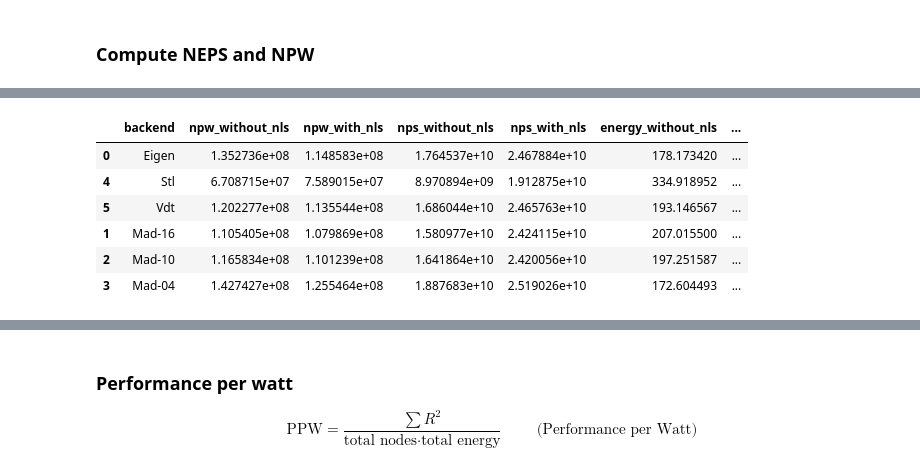
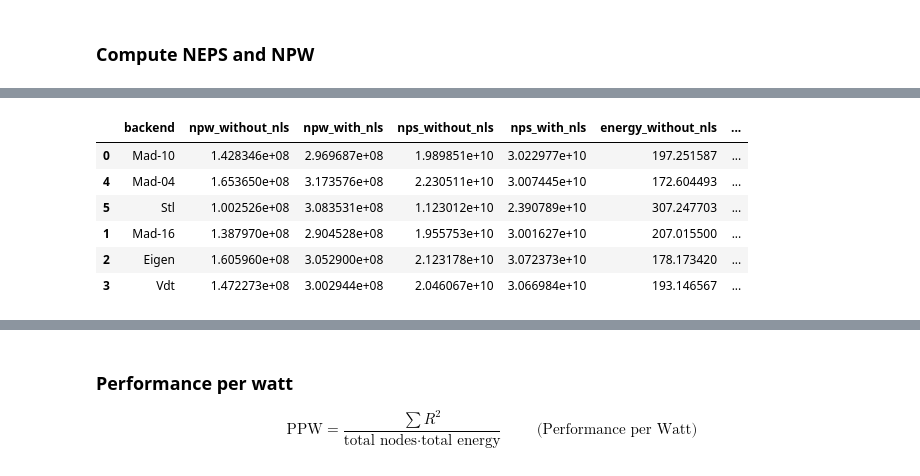
Before and after one commit to christophercrary/conference-ppsn-2024, a Jupyter notebook: code/operon/analyze_results.ipynb, the cells around one changed output, grey strips where cells are left out. Drawn from its saved outputs; the diff is of its cells as text; code cells hidden in the pictures.

```diff
--- a/code/operon/analyze_results.ipynb
+++ b/code/operon/analyze_results.ipynb
@@ -27,7 +29,7 @@ plt.rcParams['text.usetex'] = True
 ### Load problems
 # %%
 # we need to know some things about the data
-data_path = './data/problems/'
+data_path = '../../problems/'
 
 all_files  = list(os.listdir(data_path)) if os.path.isdir(data_path) else [ os.path.basename(data_path) ]
 data_files = sorted([ f for f in all_files if f.endswith('.json') ])
@@ -119,3 +114,0 @@ for k, v in runs_with_nls.groupby(['problem', 'backend']):
-# %%
-df1['elapsed_delta'] = df1.groupby(['problem', 'backend'])['elapsed'].transform(pd.DataFrame.diff).apply(lambda x: 0 if x < 0 else x)
-df2['elapsed_delta'] = df2.groupby(['problem', 'backend'])['elapsed'].transform(pd.DataFrame.diff).apply(lambda x: 0 if x < 0 else x)
@@ -227,0 +135,3 @@ df2
+# %%
+df1 = fill_generational_deltas(df1)
+df2 = fill_generational_deltas(df2)
@@ -408,5 +151,5 @@ npw_with_nls
 # %%
-backends = npw_without_nls.backend.unique()
+backends = df1.backend.unique()
 results = {
     'backend': backends,
     'npw_without_nls': [],
@@ -440,53 +183,56 @@ r2_eigen_without_nls = runs_without_nls[runs_without_nls.backend == 'Eigen'].r2_
 r2_eigen_with_nls = runs_with_nls[runs_with_nls.backend == 'Eigen'].r2_test_v.mean()
 
 for b in backends:
-    d1 = npw_without_nls[(npw_without_nls.backend == b) & (npw_without_nls.rows >= 0)]
-    d2 = npw_with_nls[(npw_with_nls.backend == b) & (npw_with_nls.rows >= 0)]
+    d1 = df1[(df1.backend == b)]
+    d2 = df2[(df2.backend == b)]
 
     r1 = runs_without_nls[runs_without_nls.backend == b]
     r2 = runs_with_nls[runs_with_nls.backend == b]
 
-    results['npw_without_nls'].append(d1['npw_last'].mean())
-    results['npw_with_nls'].append(d2['npw_last'].mean())
+    n1 = d1.n_ops.sum()
+    n2 = d2.n_ops.sum()
 
-    results['nps_without_nls'].append(d1['neps_last'].mean())
-    results['nps_with_nls'].append(d2['neps_last'].mean())
+    results['npw_without_nls'].append(n1 / r1.energy.sum())
+    results['npw_with_nls'].append(n2 / r2.energy.sum())
 
-    results['energy_without_nls'].append(d1['energy'].mean())
-    results['energy_with_nls'].append(d2['energy'].mean())
+    results['nps_without_nls'].append(n1 / r1.elapsed.sum())
+    results['nps_with_nls'].append(n2 / r2.elapsed.sum())
 
-    results['avg_len_without_nls'].append(d1['avg_len'].mean())
-    results['avg_len_with_nls'].append(d2['avg_len'].mean())
+    results['energy_without_nls'].append(r1['energy'].mean())
+    results['energy_with_nls'].append(r2['energy'].mean())
 
-    results['elapsed_without_nls'].append(d1['elapsed'].mean())
-    results['elapsed_with_nls'].append(d2['elapsed'].mean())
+    results['avg_len_without_nls'].append(r1['avg_len'].mean())
+    results['avg_len_with_nls'].append(r2['avg_len'].mean())
+
+    results['elapsed_without_nls'].append(r1['elapsed'].mean())
+    results['elapsed_with_nls'].append(r2['elapsed'].mean())
 
     r2_without_nls = r1['r2_test_v'].clip(0, 1).mean()
     r2_with_nls = r2['r2_test_v'].clip(0, 1).mean()
 
     results['r2_without_nls'].append(r2_without_nls)
     results['r2_with_nls'].append(r2_with_nls)
 
     results['abs_r2_without_nls'].append(r2_without_nls-r2_eigen_without_nls)
     results['abs_r2_with_nls'].append(r2_with_nls-r2_eigen_with_nls)
 
     results['rel_r2_without_nls'].append((r2_without_nls-r2_eigen_without_nls)/r2_eigen_without_nls*100)
     results['rel_r2_with_nls'].append((r2_with_nls-r2_eigen_with_nls)/r2_eigen_with_nls*100)
 
 
 fpw = pd.DataFrame.from_dict(results)
 fpw.backend = fpw.backend.apply(get_name)
 fpw = fpw.drop(['r2_without_nls', 'r2_with_nls'], axis=1)
 fpw = fpw.reindex([0, 4, 5, 1, 2, 3])
 fpw
 # %% [output]
 |  | backend | npw_without_nls | npw_with_nls | nps_without_nls | nps_with_nls | energy_without_nls | ... |
-| 0 | Eigen | 1.352736e+08 | 1.148583e+08 | 1.764537e+10 | 2.467884e+10 | 178.173420 | ... |
-| 4 | Stl | 6.708715e+07 | 7.589015e+07 | 8.970894e+09 | 1.912875e+10 | 334.918952 | ... |
-| 5 | Vdt | 1.202277e+08 | 1.135544e+08 | 1.686044e+10 | 2.465763e+10 | 193.146567 | ... |
-| 1 | Mad-16 | 1.105405e+08 | 1.079869e+08 | 1.580977e+10 | 2.424115e+10 | 207.015500 | ... |
-| 2 | Mad-10 | 1.165834e+08 | 1.101239e+08 | 1.641864e+10 | 2.420056e+10 | 197.251587 | ... |
-| 3 | Mad-04 | 1.427427e+08 | 1.255464e+08 | 1.887683e+10 | 2.519026e+10 | 172.604493 | ... |
+| 0 | Mad-10 | 1.428346e+08 | 2.969687e+08 | 1.989851e+10 | 3.022977e+10 | 197.251587 | ... |
+| 4 | Mad-04 | 1.653650e+08 | 3.173576e+08 | 2.230511e+10 | 3.007445e+10 | 172.604493 | ... |
+| 5 | Stl | 1.002526e+08 | 3.083531e+08 | 1.123012e+10 | 2.390789e+10 | 307.247703 | ... |
+| 1 | Mad-16 | 1.387970e+08 | 2.904528e+08 | 1.955753e+10 | 3.001627e+10 | 207.015500 | ... |
+| 2 | Eigen | 1.605960e+08 | 3.052900e+08 | 2.123178e+10 | 3.072373e+10 | 178.173420 | ... |
+| 3 | Vdt | 1.472273e+08 | 3.002944e+08 | 2.046067e+10 | 3.066984e+10 | 193.146567 | ... |
 # %%
 formatters = {
     'npw_without_nls': '{:.2e}',
```
Also changed, not shown: parts of 33 cells of this notebook.
